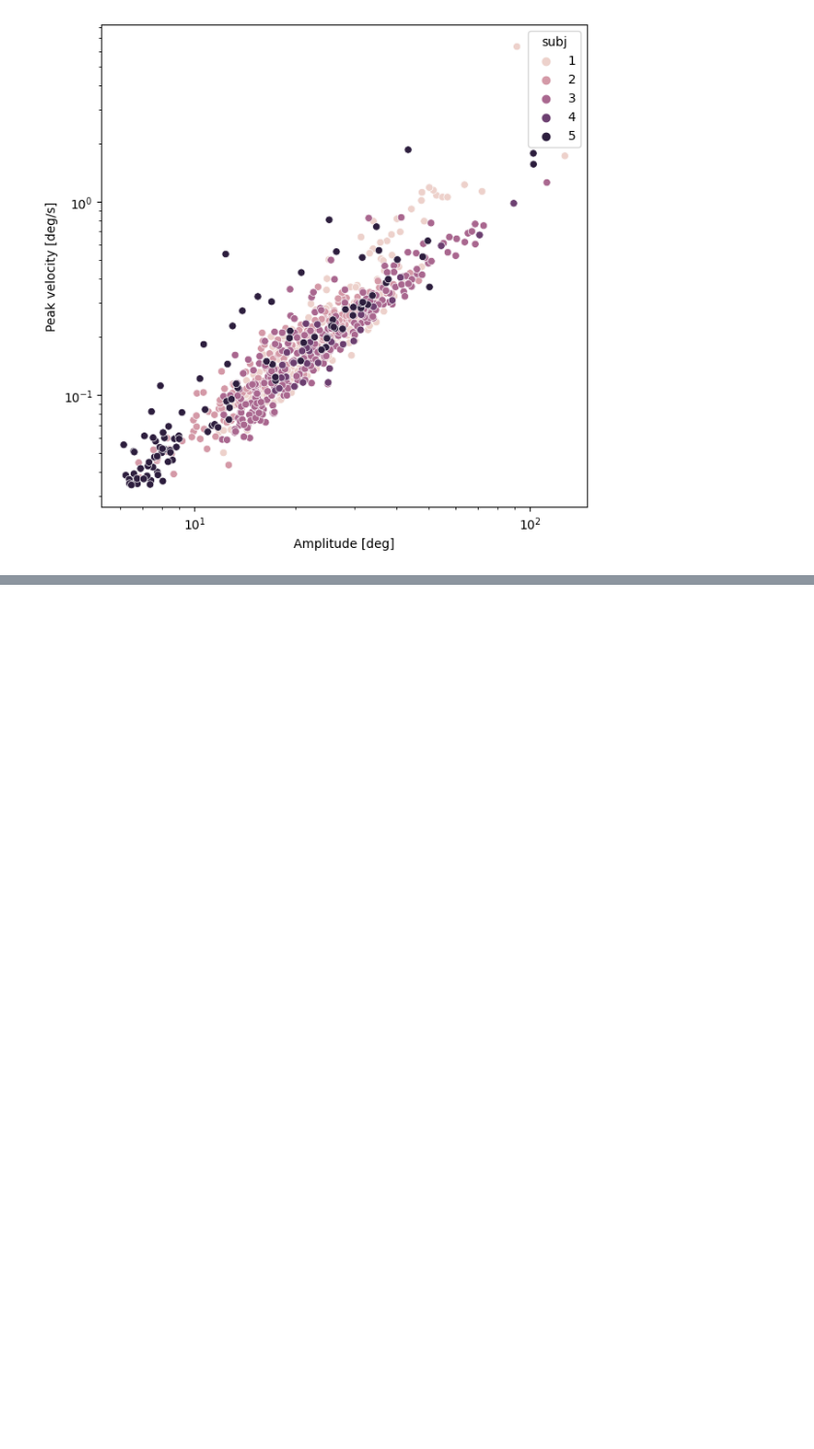
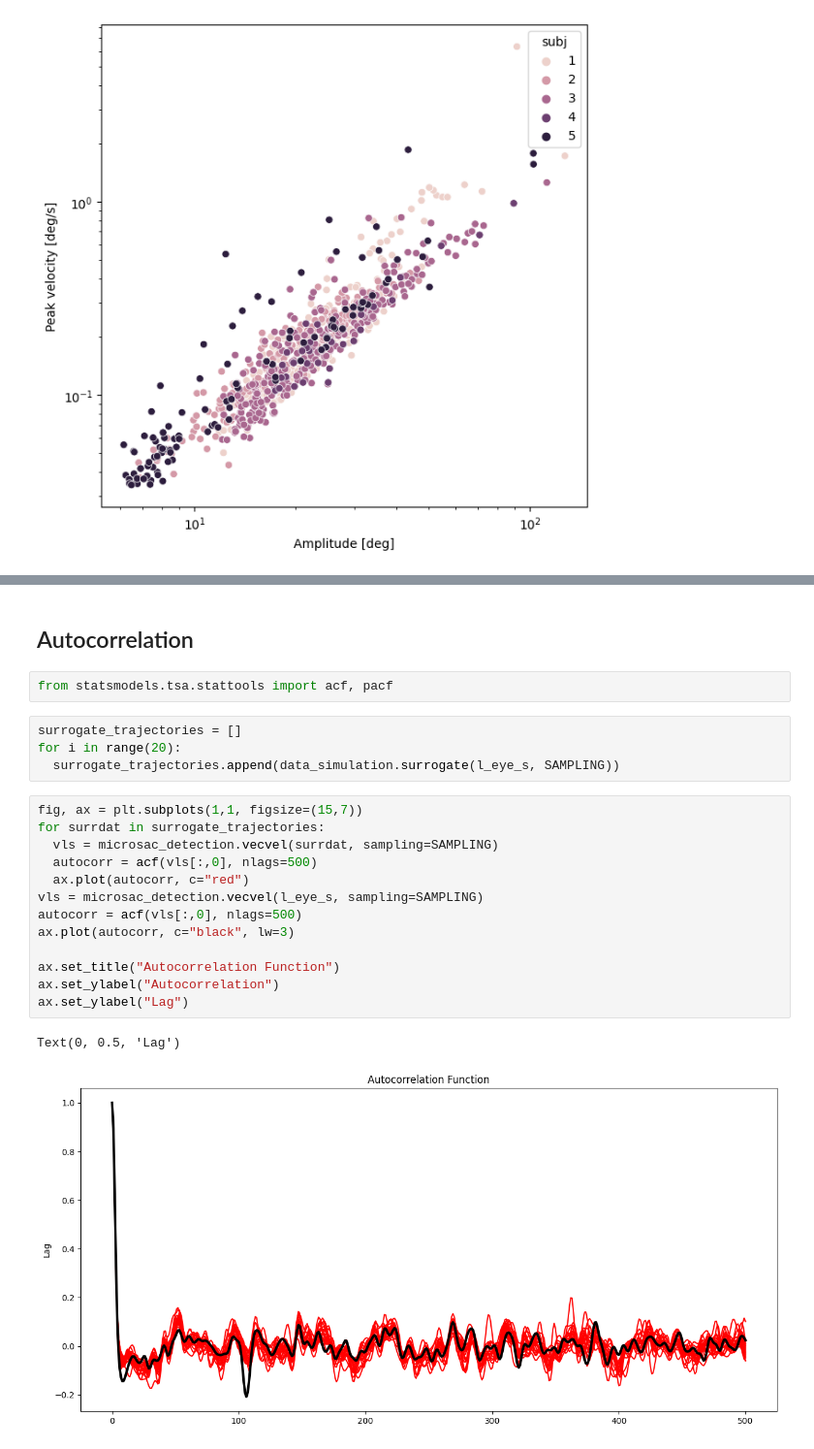
Before and after one commit to lschwetlick/EngbertMicrosaccadeToolbox, a Jupyter notebook: demo/demo.ipynb, the cells around one changed output, grey strips where cells are left out. Shown at 97% size. Drawn from its saved outputs; the diff is of its cells as text; blank space fills up the shorter version.

```diff
--- a/demo/demo.ipynb
+++ b/demo/demo.ipynb
@@ -158,0 +238,24 @@ Text(0, 0.5, 'Peak velocity [deg/s]')
+# %% [markdown]
+## Autocorrelation
+# %%
+from statsmodels.tsa.stattools import acf, pacf
+# %%
+surrogate_trajectories = []
+for i in range(20):
+  surrogate_trajectories.append(data_simulation.surrogate(l_eye_s, SAMPLING))
+# %%
+fig, ax = plt.subplots(1,1, figsize=(15,7))
+for surrdat in surrogate_trajectories:
+  vls = microsac_detection.vecvel(surrdat, sampling=SAMPLING)
+  autocorr = acf(vls[:,0], nlags=500)
+  ax.plot(autocorr, c="red")
+vls = microsac_detection.vecvel(l_eye_s, sampling=SAMPLING)
+autocorr = acf(vls[:,0], nlags=500)
+ax.plot(autocorr, c="black", lw=3)
+
+ax.set_title("Autocorrelation Function")
+ax.set_ylabel("Autocorrelation")
+ax.set_ylabel("Lag")
+# %% [output]
+Text(0, 0.5, 'Lag')
+[figure, added]
```
Also changed, not shown: parts of 18 cells of this notebook, 2 other files.
